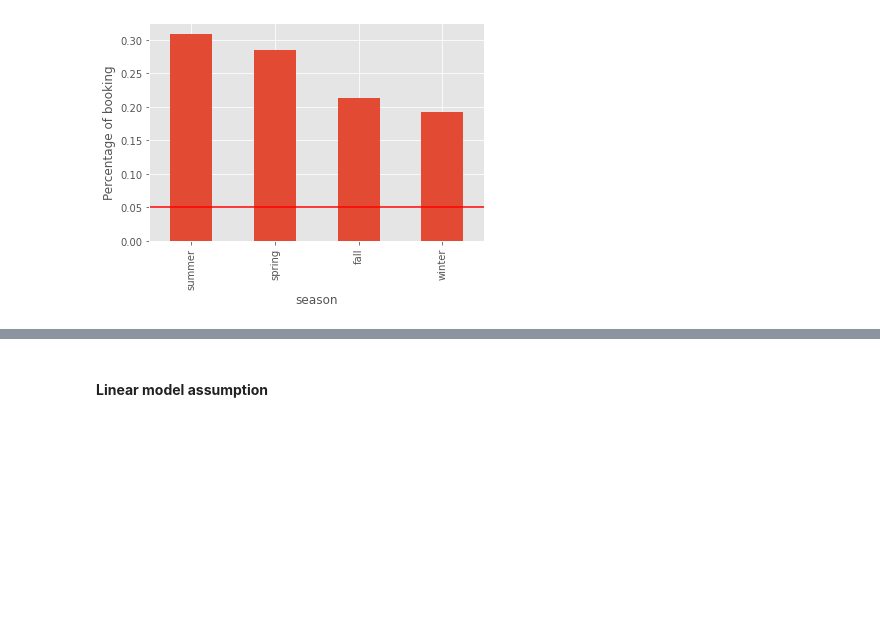
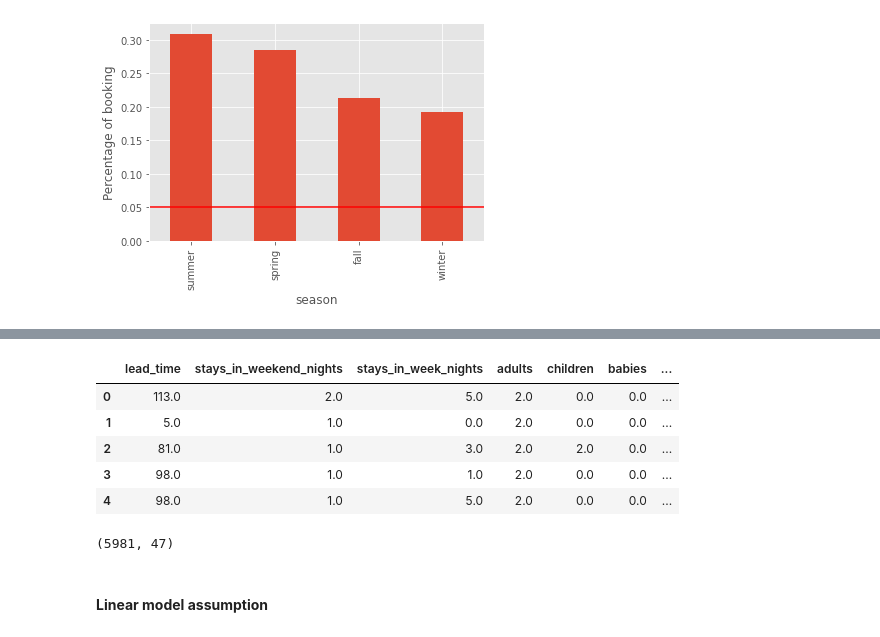
Before and after one commit to dajebbar/zoomcampML, a Jupyter notebook: midTermproject/scram_nb.ipynb, the cells around one changed output, grey strips where cells are left out. Saved outputs shown, nothing was run; the diff lists cells and outputs as text; code cells hidden in the pictures; blank space fills up the shorter version.

```diff
--- a/midTermproject/scram_nb.ipynb
+++ b/midTermproject/scram_nb.ipynb
@@ -1075,0 +1211,14 @@ for col in categorical:
+# %%
+df_test_ohe = pd.DataFrame(df_test_ohe, columns=numerical+tmp_test.columns.to_list())
+df_test_ohe.head()
+# %% [output]
+|  | lead_time | stays_in_weekend_nights | stays_in_week_nights | adults | children | babies | ... |
+| 0 | 113.0 | 2.0 | 5.0 | 2.0 | 0.0 | 0.0 | ... |
+| 1 | 5.0 | 1.0 | 0.0 | 2.0 | 0.0 | 0.0 | ... |
+| 2 | 81.0 | 1.0 | 3.0 | 2.0 | 2.0 | 0.0 | ... |
+| 3 | 98.0 | 1.0 | 1.0 | 2.0 | 0.0 | 0.0 | ... |
+| 4 | 98.0 | 1.0 | 5.0 | 2.0 | 0.0 | 0.0 | ... |
+# %%
+df_test_ohe.shape
+# %% [output]
+(5981, 47)
```
Also changed, not shown: parts of 19 cells of this notebook.
